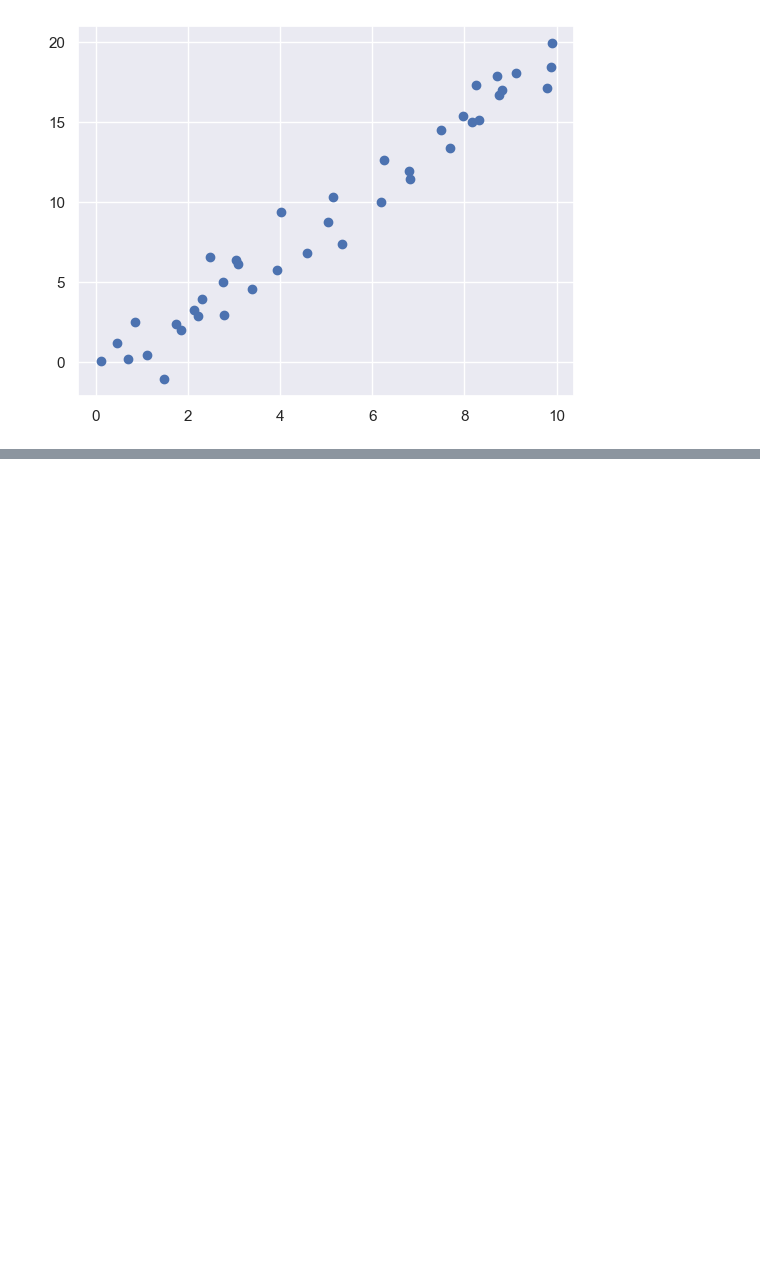
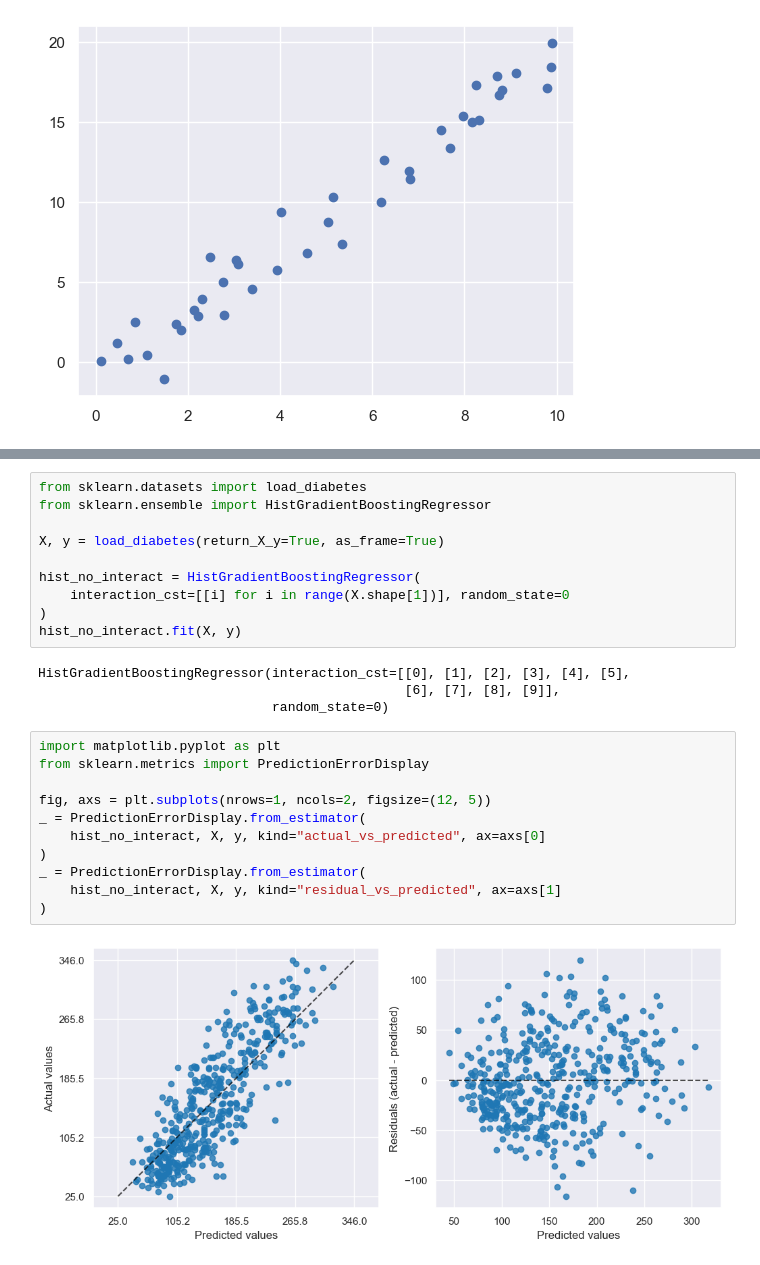
Before and after one commit to Eshwaripandit/AI-ML-LEARNING, a Jupyter notebook: sci-kit.ipynb, the cells around one changed output, grey strips where cells are left out. Drawn from its saved outputs; the diff is of its cells as text; blank space fills up the shorter version.

```diff
--- a/sci-kit.ipynb
+++ b/sci-kit.ipynb
@@ -50,0 +159,27 @@ plt.scatter(x,y);
+# %%
+from sklearn.datasets import load_diabetes
+from sklearn.ensemble import HistGradientBoostingRegressor
+
+X, y = load_diabetes(return_X_y=True, as_frame=True)
+
+hist_no_interact = HistGradientBoostingRegressor(
+    interaction_cst=[[i] for i in range(X.shape[1])], random_state=0
+)
+hist_no_interact.fit(X, y)
+# %% [output]
+HistGradientBoostingRegressor(interaction_cst=[[0], [1], [2], [3], [4], [5],
+                                               [6], [7], [8], [9]],
+                              random_state=0)
+# %%
+import matplotlib.pyplot as plt
+from sklearn.metrics import PredictionErrorDisplay
+
+fig, axs = plt.subplots(nrows=1, ncols=2, figsize=(12, 5))
+_ = PredictionErrorDisplay.from_estimator(
+    hist_no_interact, X, y, kind="actual_vs_predicted", ax=axs[0]
+)
+_ = PredictionErrorDisplay.from_estimator(
+    hist_no_interact, X, y, kind="residual_vs_predicted", ax=axs[1]
+)
+# %% [output]
+[figure, added]
```
Also changed, not shown: parts of 10 cells of this notebook.
